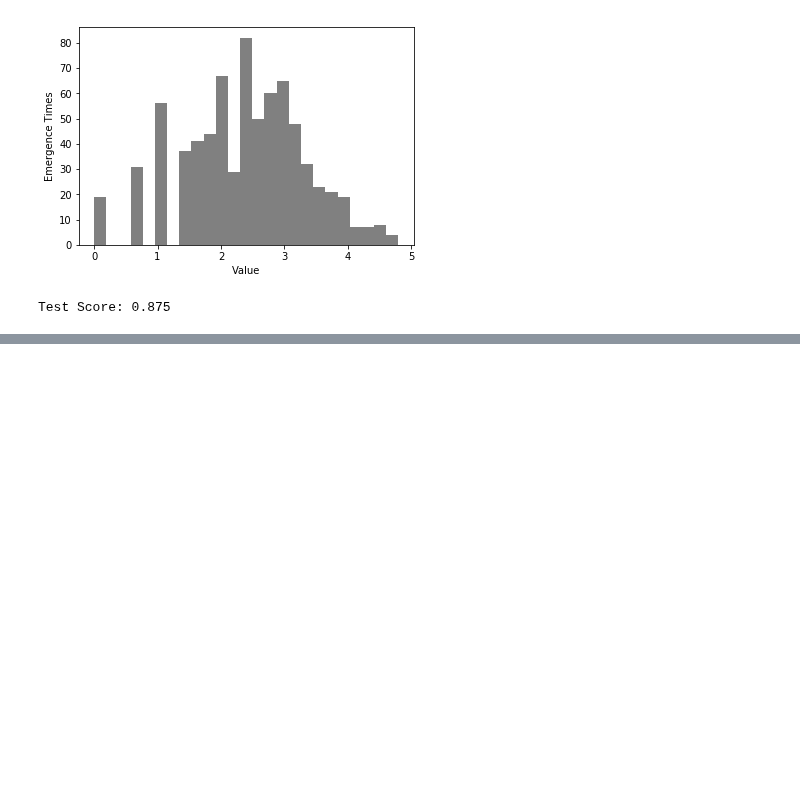
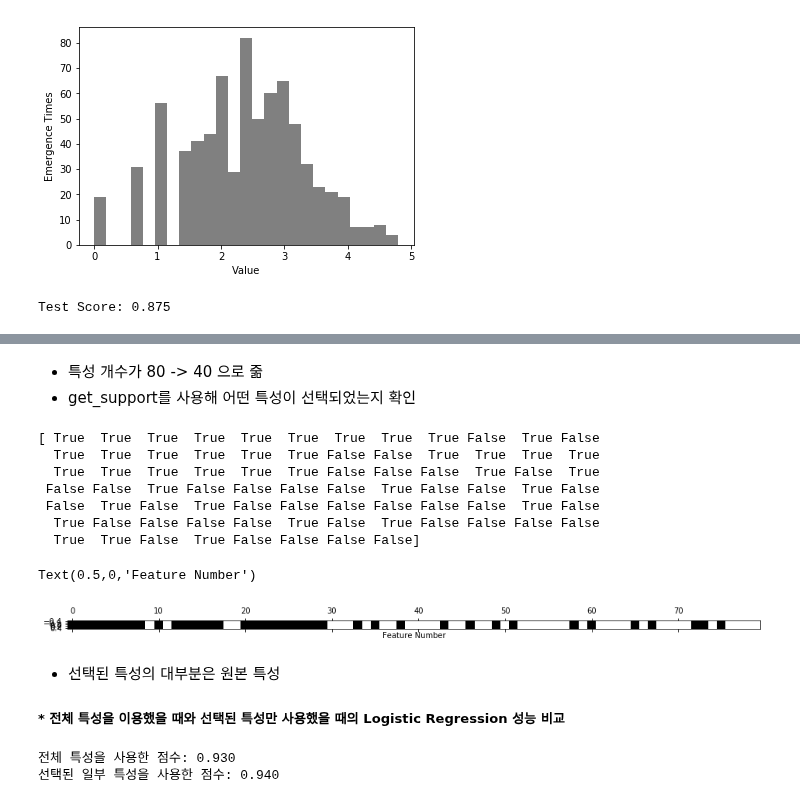
Before and after one commit to JMmmmuu/ML, a Jupyter notebook: IntroToMLwithPython/4_RepresentingData_n_EngineeringFeatures.ipynb, the cells around one changed output, grey strips where cells are left out. Cells and saved outputs as stored; diff of their text form; code cells hidden in the pictures; blank space fills up the shorter version.

Commit message:
Select Features - Univariate Statistics

```diff
--- a/IntroToMLwithPython/4_RepresentingData_n_EngineeringFeatures.ipynb
+++ b/IntroToMLwithPython/4_RepresentingData_n_EngineeringFeatures.ipynb
@@ -516,0 +530,37 @@ Test Score: 0.875
+# %% [markdown]
+* 특성 개수가 80 -> 40 으로 줆
+* get_support를 사용해 어떤 특성이 선택되었는지 확인
+# %%
+mask = select.get_support()
+print(mask)
+# Black for True, White for False
+plt.matshow(mask.reshape(1, -1), cmap='gray_r')
+plt.xlabel("Feature Number")
+# %% [output]
+[ True  True  True  True  True  True  True  True  True False  True False
+  True  True  True  True  True  True False False  True  True  True  True
+  True  True  True  True  True  True False False False  True False  True
+ False False  True False False False False  True False False  True False
+ False  True False  True False False False False False False  True False
+  True False False False False  True False  True False False False False
+  True  True False  True False False False False]
+Text(0.5,0,'Feature Number')
+[figure, added]
+# %% [markdown]
+* 선택된 특성의 대부분은 원본 특성
+
+##### * 전체 특성을 이용했을 때와 선택된 특성만 사용했을 때의 Logistic Regression 성능 비교
+# %%
+from sklearn.linear_model import LogisticRegression
+
+# 테스트 데이터 변환
+x_test_selected = select.transform(x_test)
+
+lr = LogisticRegression()
+lr.fit(x_train, y_train)
+print("전체 특성을 사용한 점수: {:.3f}".format(lr.score(x_test, y_test)))
+lr.fit(x_train_selected, y_train)
+print("선택된 일부 특성을 사용한 점수: {:.3f}".format(lr.score(x_test_selected, y_test)))
+# %% [output]
+전체 특성을 사용한 점수: 0.930
+선택된 일부 특성을 사용한 점수: 0.940
```
Also changed, not shown: parts of 3 cells of this notebook.
